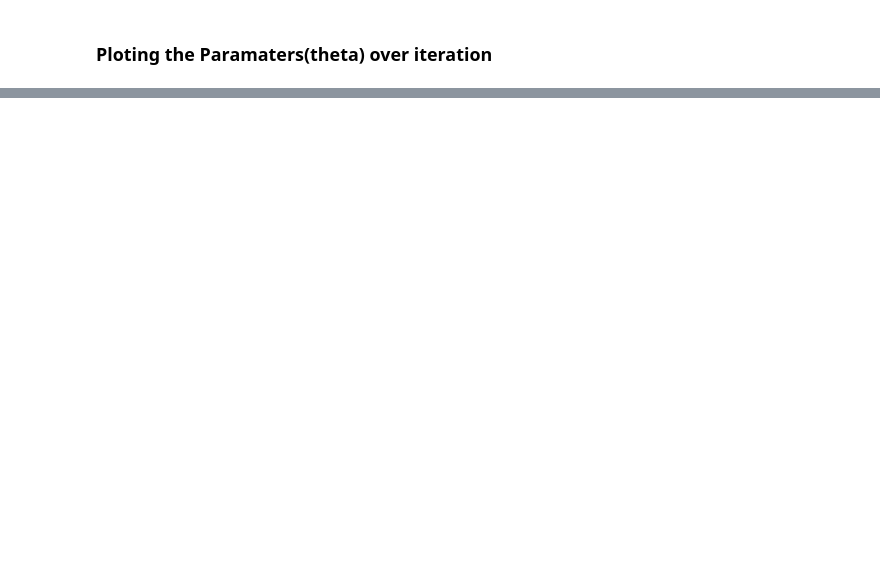
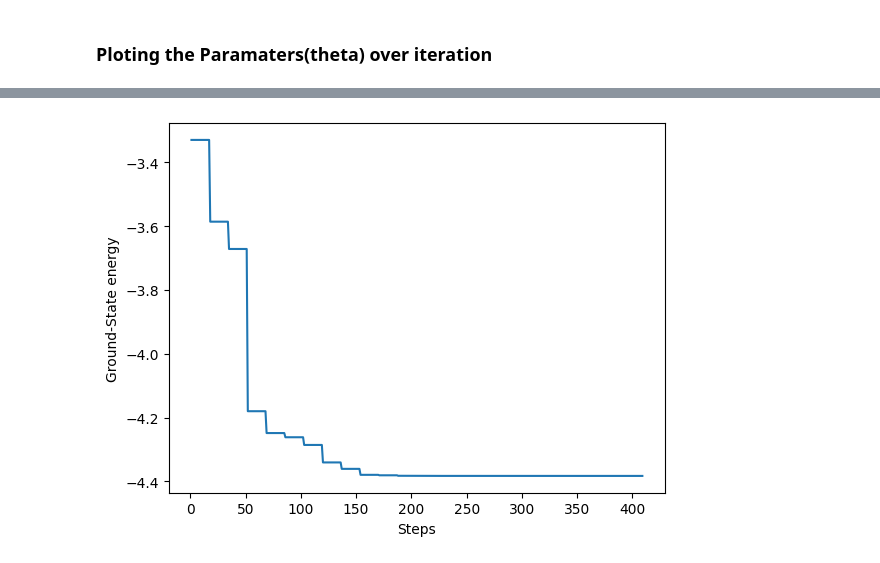
Before and after one commit to JoeJoeNguyen/quantumComputing, a Jupyter notebook: QML/VQE3.ipynb, the cells around one changed output, grey strips where cells are left out. Saved outputs shown, nothing was run; the diff lists cells and outputs as text; code cells hidden in the pictures; blank space fills up the shorter version.

```diff
--- a/QML/VQE3.ipynb
+++ b/QML/VQE3.ipynb
@@ -147,0 +161,2 @@ plt.show()
+# %%
+log2 = OptimizerLog()
@@ -147,0 +208,10 @@ plt.show()
+# %%
+import matplotlib.pyplot as plt
+
+figfig = plt.figure()
+plt.plot(log2.evaluations, log2.costs)
+plt.xlabel('Steps')
+plt.ylabel('Ground-State energy')
+plt.show()
+# %% [output]
+[figure, added]
```
Also changed, not shown: parts of 7 cells of this notebook, 1 other file.
